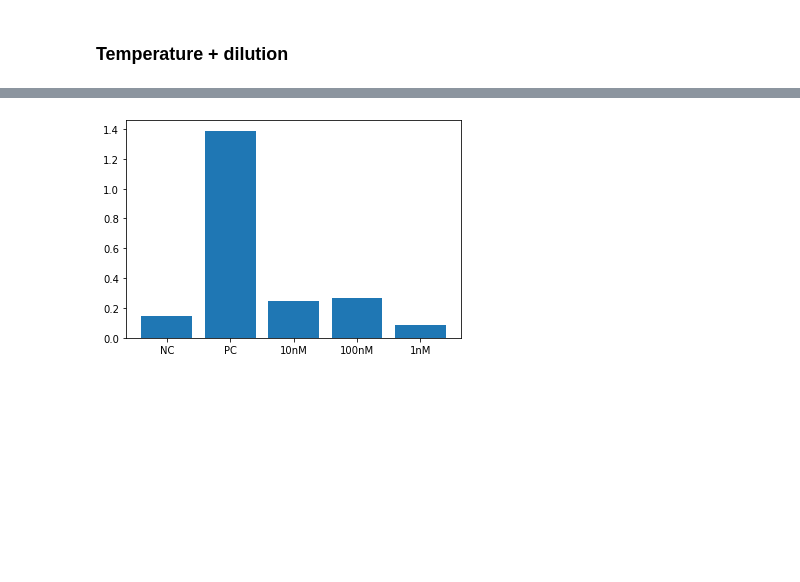
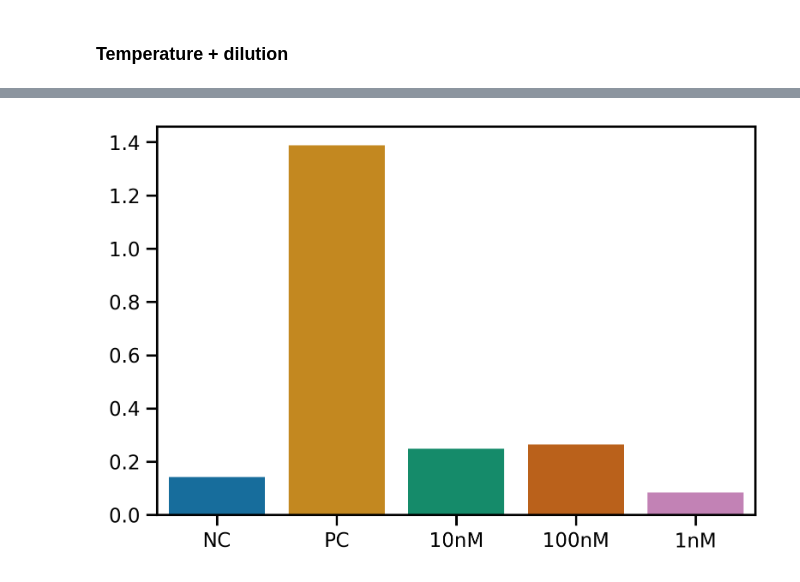
Before and after one commit to NessLfy/iGEM, a Jupyter notebook: scripts/quantification_paper_test.ipynb, the cells around one changed output, grey strips where cells are left out. Cells and saved outputs as stored; diff of their text form; code cells hidden in the pictures; blank space fills up the shorter version.

```diff
--- a/scripts/quantification_paper_test.ipynb
+++ b/scripts/quantification_paper_test.ipynb
@@ -8,4 +10,6 @@ import QPTF as qp
 # %%
 sns.set_context("notebook")
-sns.set_palette("pastel")
+sns.set_palette("colorblind")
+path = '../images/paper_test/'
+plt.rcParams["figure.dpi"] = 300
 # %%
@@ -113,6 +137,6 @@ dilution = [m[0],m[1],m[3],m[4],m[5]]
 # %%
-plt.bar([i for i in range(len(dilution))],dilution)
+sns.barplot([i for i in range(len(dilution))],dilution)
 plt.xticks([i for i in range(len(dilution))],['NC','PC','10nM','100nM','1nM'])
 plt.show()
 # %% [output]
-[figure, old version]
+[figure, new version]
```
Also changed, not shown: parts of 17 cells of this notebook, 47 other files.
